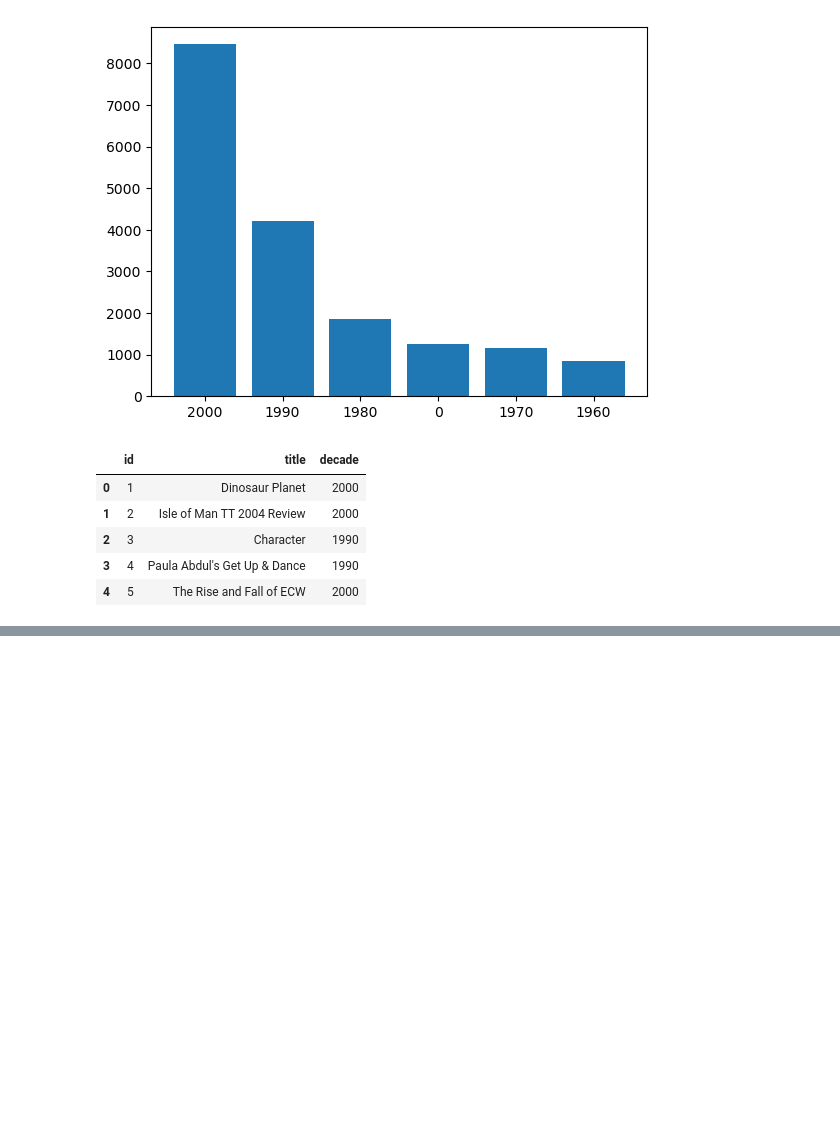
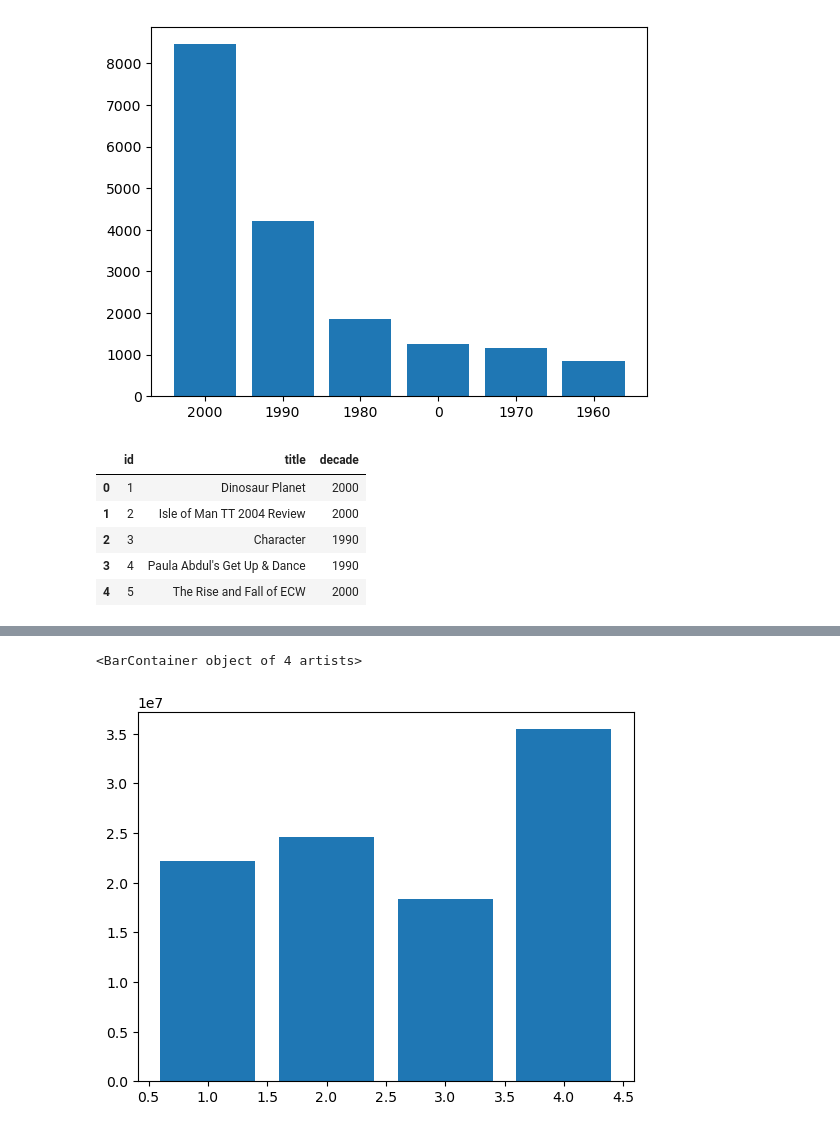
Before and after one commit to leo-schell/IntentionalDiversity_RecSystems, a Jupyter notebook: EDA.ipynb, the cells around one changed output, grey strips where cells are left out. Drawn from its saved outputs; the diff is of its cells as text; code cells hidden in the pictures; blank space fills up the shorter version.

```diff
--- a/EDA.ipynb
+++ b/EDA.ipynb
@@ -111,0 +242,5 @@ content.head()
+# %%
+plt.bar((df['r_fiscQ'].value_counts(sort=True).index), (df['r_fiscQ'].value_counts(sort=True).values))
+# %% [output]
+<BarContainer object of 4 artists>
+[figure, added]
```
Also changed, not shown: parts of 25 cells of this notebook.
